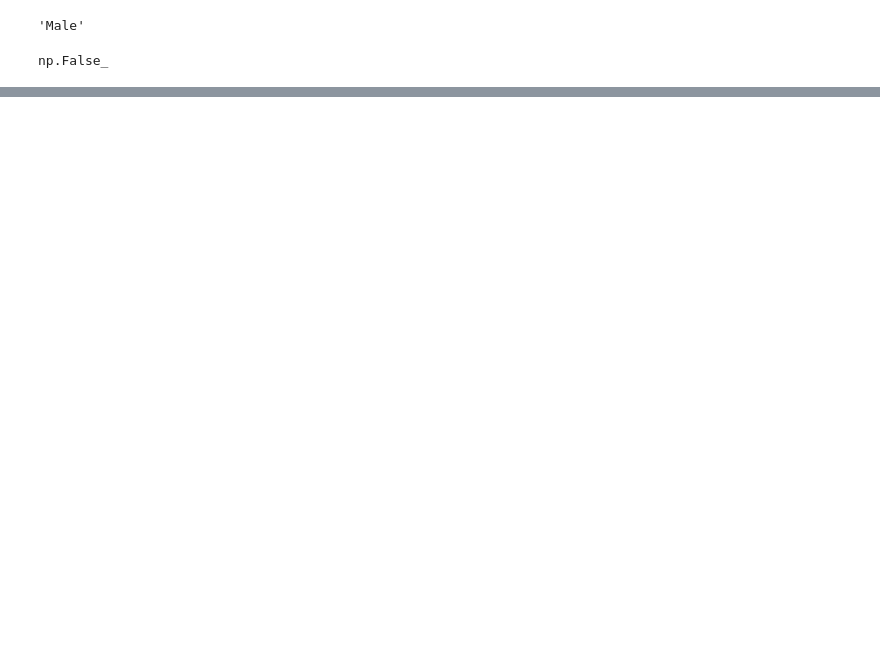
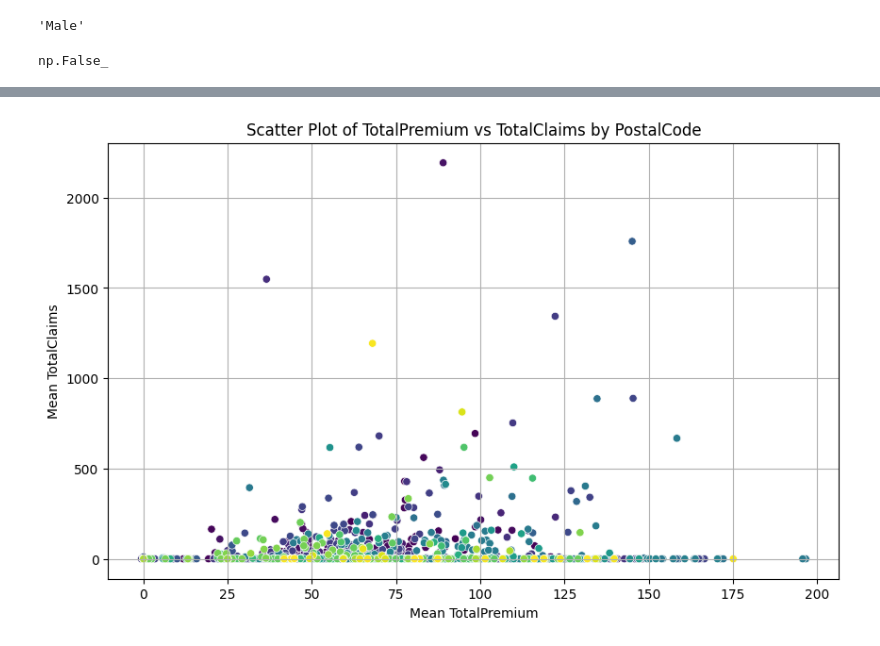
Before and after one commit to abrehamashebir/MachineLearningRating, a Jupyter notebook: notebooks/insurance.ipynb, the cells around one changed output, grey strips where cells are left out. Drawn from its saved outputs; the diff is of its cells as text; code cells hidden in the pictures; blank space fills up the shorter version.

```diff
--- a/notebooks/insurance.ipynb
+++ b/notebooks/insurance.ipynb
@@ -146,0 +257,15 @@ np.False_
+# %%
+grouped_df = df.groupby('PostalCode').agg({
+    'TotalPremium': 'mean',
+    'TotalClaims': 'mean'
+}).reset_index()
+
+plt.figure(figsize=(10, 6))
+sns.scatterplot(data=grouped_df, x='TotalPremium', y='TotalClaims', hue='PostalCode', palette='viridis', legend=None)
+plt.title('Scatter Plot of TotalPremium vs TotalClaims by PostalCode')
+plt.xlabel('Mean TotalPremium')
+plt.ylabel('Mean TotalClaims')
+plt.grid()
+plt.show()
+# %% [output]
+[figure, added]
```
Also changed, not shown: parts of 24 cells of this notebook.
